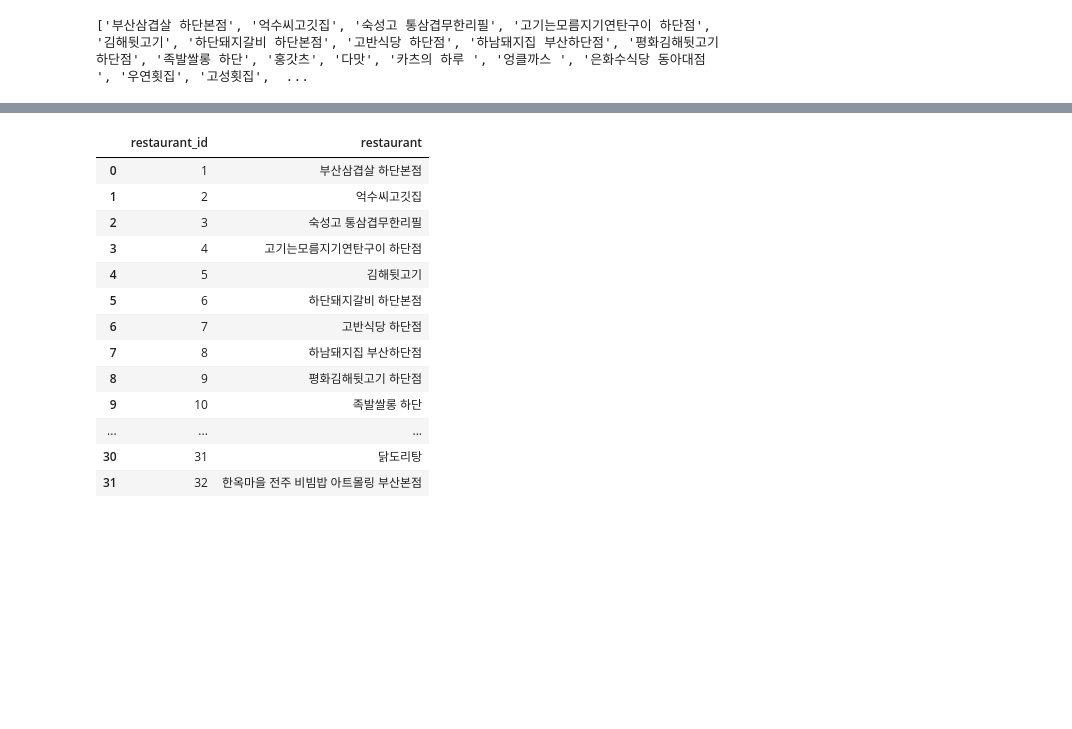
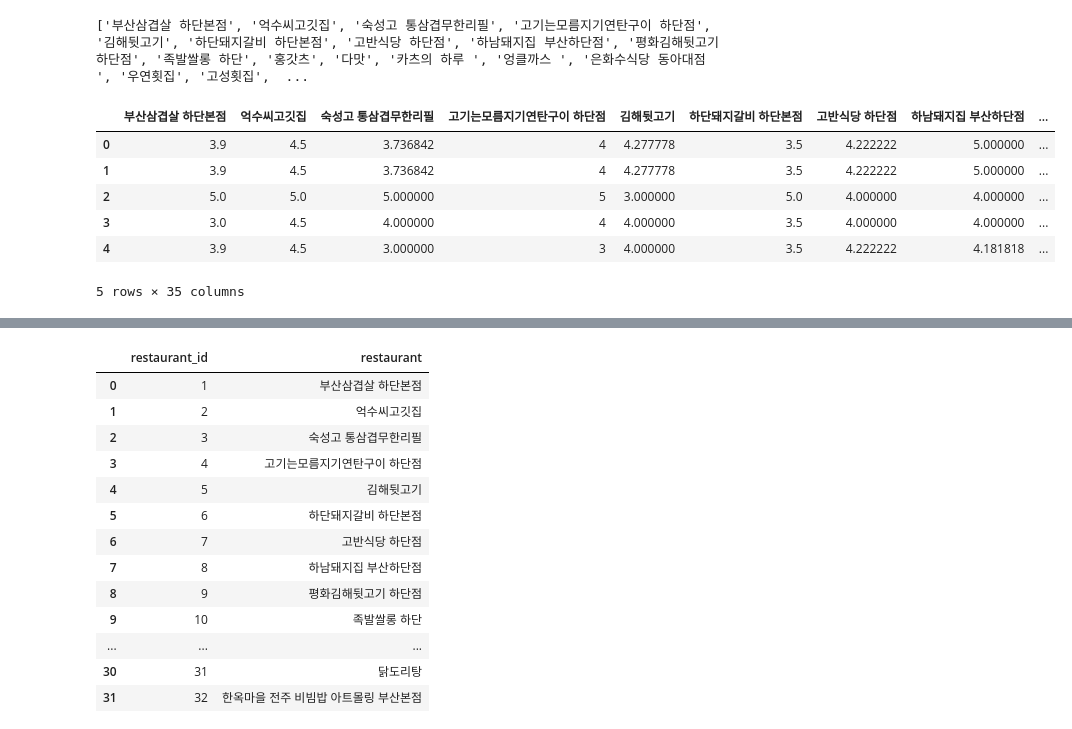
Before and after one commit to Mwomullae/Mwomullae_ML, a Jupyter notebook: real_user_item_algorithm.ipynb, the cells around one changed output, grey strips where cells are left out. Saved outputs shown, nothing was run; the diff lists cells and outputs as text; code cells hidden in the pictures; blank space fills up the shorter version.

```diff
--- a/real_user_item_algorithm.ipynb
+++ b/real_user_item_algorithm.ipynb
@@ -55,6 +55,27 @@ datset_col = dataset.columns.to_list()
 print(datset_col)
 # %% [output]
 ['부산삼겹살 하단본점', '억수씨고깃집', '숙성고 통삼겹무한리필', '고기는모름지기연탄구이 하단점', '김해뒷고기', '하단돼지갈비 하단본점', '고반식당 하단점', '하남돼지집 부산하단점', '평화김해뒷고기 하단점', '족발쌀롱 하단', '홍갓츠', '다맛', '카츠의 하루 ', '엉클까스 ', '은화수식당 동아대점 ', '우연횟집', '고성횟집',  ...
+# %%
+# 결측치를 0이 아닌 값들의 평균으로 채우는 함수
+def fill_na_with_mean(dataset):
+    for column in datset_col:
+        non_zero_values = dataset[column][dataset[column] != 0]           # 0이 아닌 값들을 선택
+        mean = non_zero_values.mean() if len(non_zero_values) > 0 else 0  # 0이 아닌 값들의 평균 계산
+        dataset[column] = dataset[column].replace(0, mean)                # 0을 평균값으로 채우기
+
+
+# 함수 호출하여 결측치를 채우기
+fill_na_with_mean(dataset)
+
+dataset.head()
+# %% [output]
+|  | 부산삼겹살 하단본점 | 억수씨고깃집 | 숙성고 통삼겹무한리필 | 고기는모름지기연탄구이 하단점 | 김해뒷고기 | 하단돼지갈비 하단본점 | 고반식당 하단점 | 하남돼지집 부산하단점 | ... |
+| 0 | 3.9 | 4.5 | 3.736842 | 4 | 4.277778 | 3.5 | 4.222222 | 5.000000 | ... |
+| 1 | 3.9 | 4.5 | 3.736842 | 4 | 4.277778 | 3.5 | 4.222222 | 5.000000 | ... |
+| 2 | 5.0 | 5.0 | 5.000000 | 5 | 3.000000 | 5.0 | 4.000000 | 4.000000 | ... |
+| 3 | 3.0 | 4.5 | 4.000000 | 4 | 4.000000 | 3.5 | 4.000000 | 4.000000 | ... |
+| 4 | 3.9 | 4.5 | 3.000000 | 3 | 4.000000 | 3.5 | 4.222222 | 4.181818 | ... |
+5 rows × 35 columns
 # %%
 row_len = len(dataset["부산삼겹살 하단본점"])
 # %%
```
Also changed, not shown: parts of 10 cells of this notebook.
